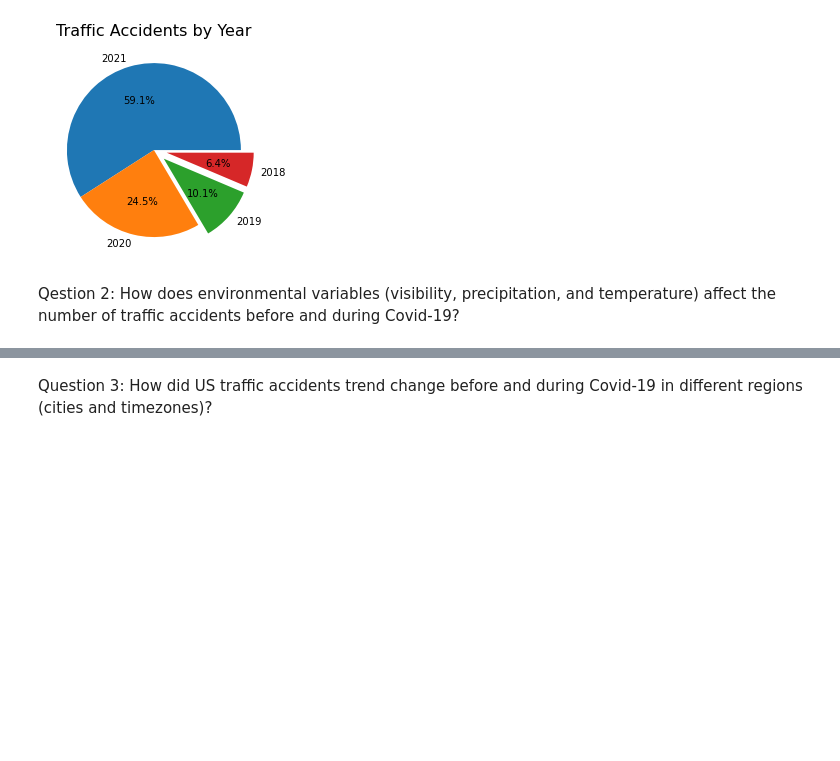
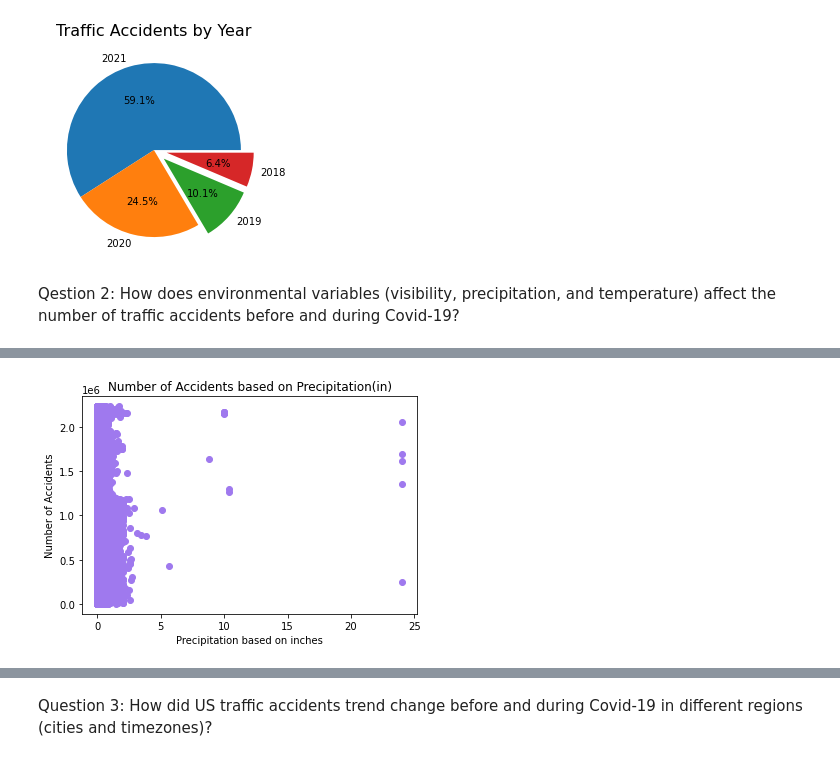
Before and after one commit to rraja30/US-Road-Traffic-Accident-Trends-Analysis-Report, a Jupyter notebook: Analysis of US Road Traffic Accident Trend Before and During Covid-19.ipynb, the cells around one changed output, grey strips where cells are left out. Drawn from its saved outputs; the diff is of its cells as text; code cells hidden in the pictures; blank space fills up the shorter version.

```diff
--- a/Analysis of US Road Traffic Accident Trend Before and During Covid-19.ipynb
+++ b/Analysis of US Road Traffic Accident Trend Before and During Covid-19.ipynb
@@ -197,3 +141,8 @@ plt.show()
 [figure]
 # %% [markdown]
 Qestion 2: How does environmental variables (visibility, precipitation, and temperature) affect the number of traffic accidents before and during Covid-19?
+# %%
+#read in file to convert year column to int then convert columns names for easier graphing
+q2_df_cleaned = pd.read_csv("Q2_Weather_data.csv")
+q2_df_cleaned.rename(columns={'Precipitation(in)': 'Precipitation', 'Temperature(F)': 'Temperature',
+                   "Visibility(mi)": "Visibility"}, inplace=True)
@@ -199,0 +170,11 @@ Qestion 2: How does environmental variables (visibility, precipitation, and temp
+# %%
+#combined precipitation of pre and during covid
+x_axis = q2_df_cleaned["Precipitation"]
+y_axis = np.arange(len(q2_df_cleaned["Precipitation"]))
+plt.scatter(x_axis, y_axis, color = '#9F79EE')
+plt.title("Number of Accidents based on Precipitation(in)")
+plt.xlabel("Precipitation based on inches")
+plt.ylabel("Number of Accidents")
+plt.savefig("Number of Accidents based on Precipitation(in).png")
+# %% [output]
+[figure, added]
```
Also changed, not shown: parts of 20 cells of this notebook.
